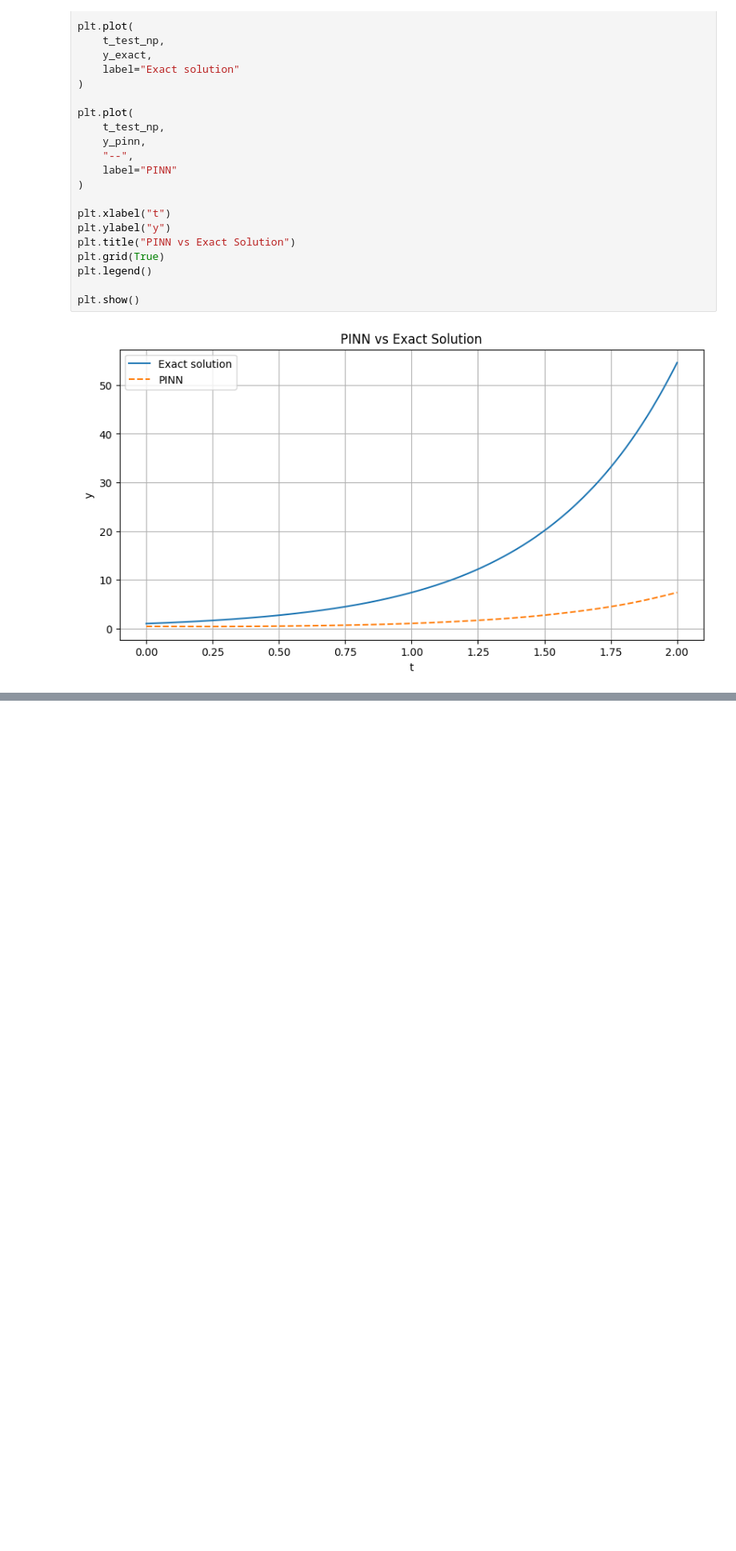
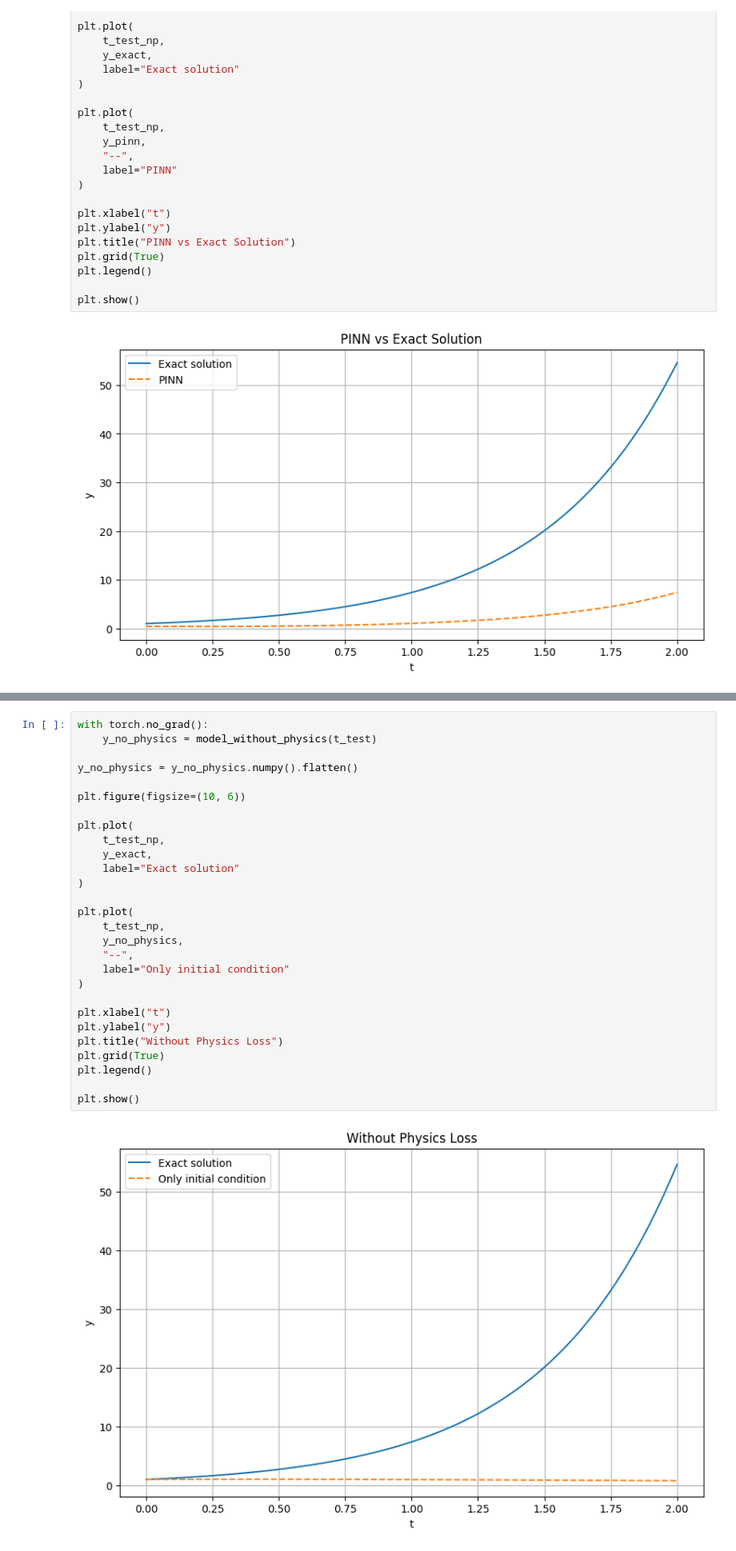
Before and after one commit to AnirbansarkarS/PINN-Research-notebooks, a Jupyter notebook: Notebook 04 — Your First Physics-Informed Neural Network.ipynb, the cells around one changed output, grey strips where cells are left out. Shown at 80% size. Cells and saved outputs as stored; diff of their text form; blank space fills up the shorter version.

```diff
--- a/Notebook 04 — Your First Physics-Informed Neural Network.ipynb
+++ b/Notebook 04 — Your First Physics-Informed Neural Network.ipynb
@@ -561,0 +913,30 @@ plt.show()
+# %%
+with torch.no_grad():
+    y_no_physics = model_without_physics(t_test)
+
+y_no_physics = y_no_physics.numpy().flatten()
+
+plt.figure(figsize=(10, 6))
+
+plt.plot(
+    t_test_np,
+    y_exact,
+    label="Exact solution"
+)
+
+plt.plot(
+    t_test_np,
+    y_no_physics,
+    "--",
+    label="Only initial condition"
+)
+
+plt.xlabel("t")
+plt.ylabel("y")
+plt.title("Without Physics Loss")
+plt.grid(True)
+plt.legend()
+
+plt.show()
+# %% [output]
+[figure, added]
```
Also changed, not shown: parts of 14 cells of this notebook.
